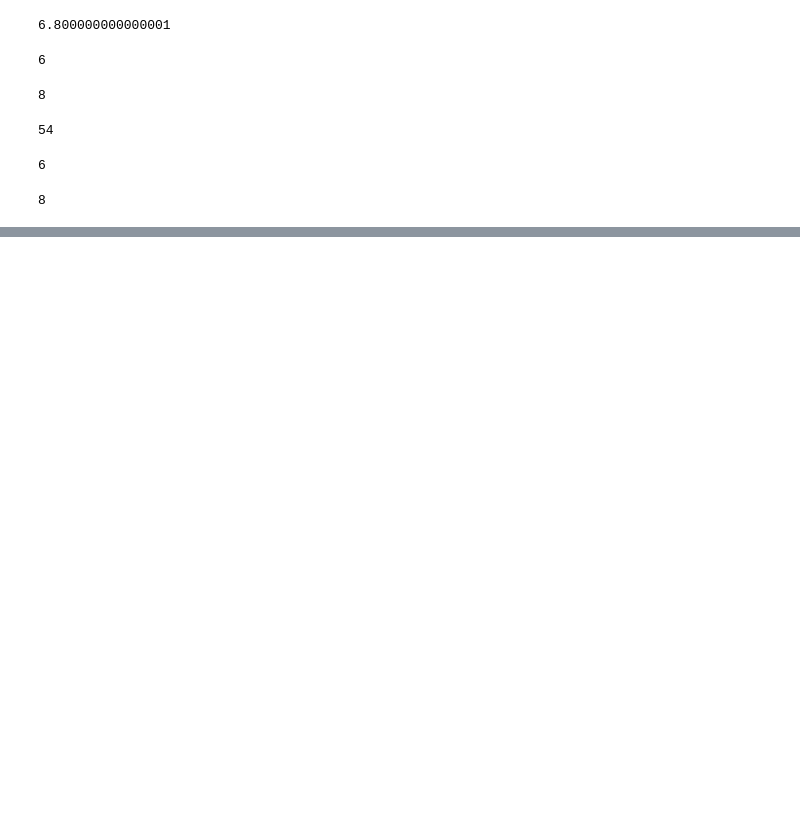
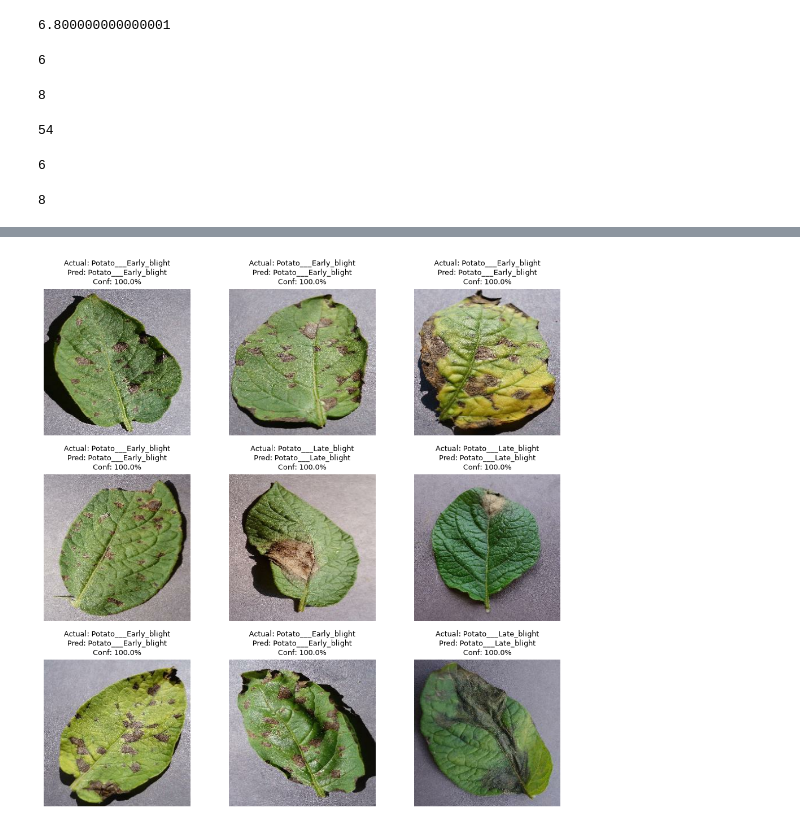
Before and after one commit to taimourkhokhar/aiml-projects, a Jupyter notebook: Potato-disease-dl/Model/model.ipynb, the cells around one changed output, grey strips where cells are left out. Saved outputs shown, nothing was run; the diff lists cells and outputs as text; code cells hidden in the pictures; blank space fills up the shorter version.

```diff
--- a/Potato-disease-dl/Model/model.ipynb
+++ b/Potato-disease-dl/Model/model.ipynb
@@ -126,0 +258,43 @@ data_augmentation = tf.keras.Sequential(
+# %%
+import tensorflow as tf
+import numpy as np
+
+def predict(model, img):
+    # 1. Convert input image array to float32 tensor
+    img_array = tf.keras.preprocessing.image.img_to_array(img)
+
+    # 2. Add batch dimension: shape becomes (1, height, width, channels)
+    img_array = tf.expand_dims(img_array, 0)
+
+    # 3. Predict
+    predictions = model.predict(img_array, verbose=0)
+
+    # 4. Extract class name and confidence score
+    predicted_class = class_name[np.argmax(predictions[0])]
+    confidence = round(100 * (np.max(predictions[0])), 2)
+
+    return predicted_class, confidence
+# %%
+plt.figure(figsize=(10, 10))
+
+for images, labels in test_ds.take(1):
+    for i in range(9):
+        ax = plt.subplot(3, 3, i + 1)
+
+        # Display image
+        plt.imshow(images[i].numpy().astype("uint8"))
+
+        # Model prediction (pass images[i].numpy() directly)
+        predicted_class, confidence = predict(model, images[i].numpy())
+
+        # Ground truth label
+        label_idx = int(labels[i].numpy()) if hasattr(labels[i], "numpy") else int(labels[i])
+        actual_class = class_name[label_idx]
+
+        plt.title(f"Actual: {actual_class}\nPred: {predicted_class}\nConf: {confidence}%", fontsize=9)
+        plt.axis("off")
+
+plt.tight_layout()
+plt.show()
+# %% [output]
+[figure, added]
```
Also changed, not shown: parts of 13 cells of this notebook, 1 other file.
